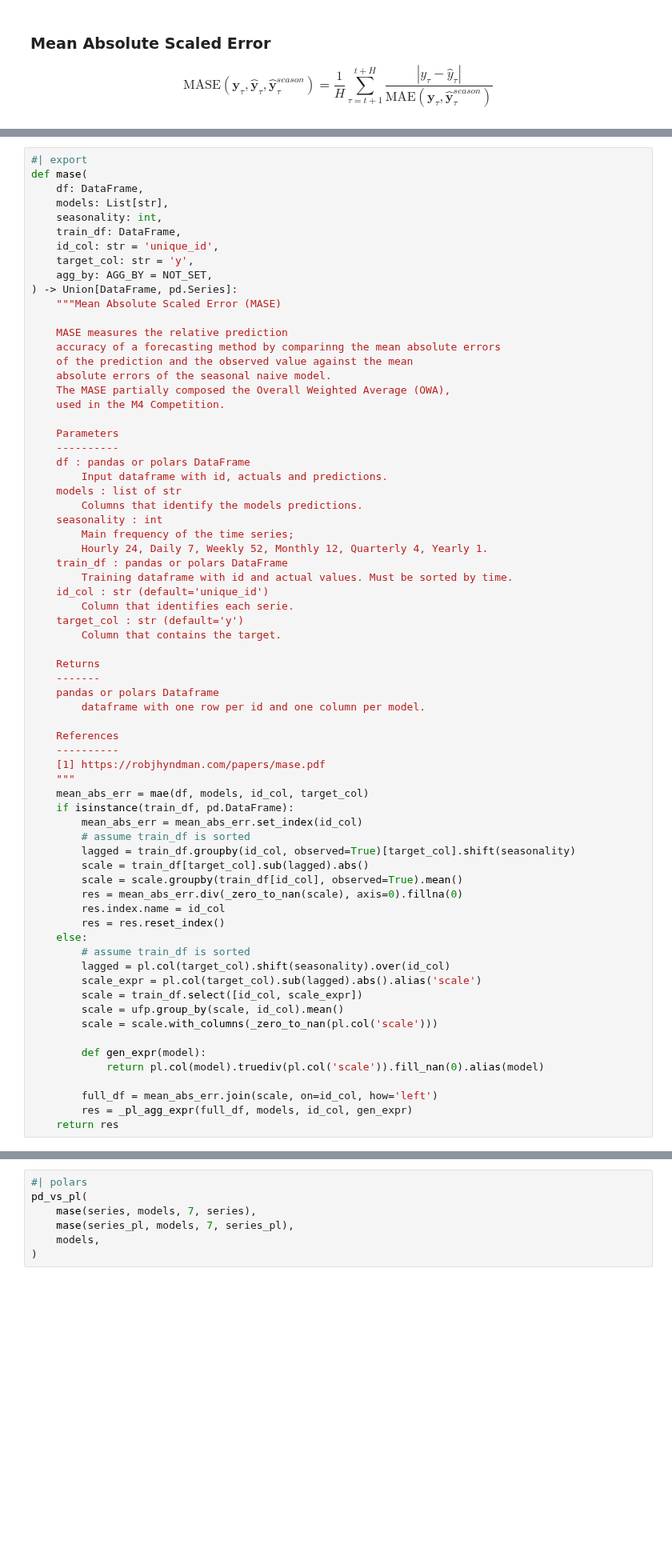
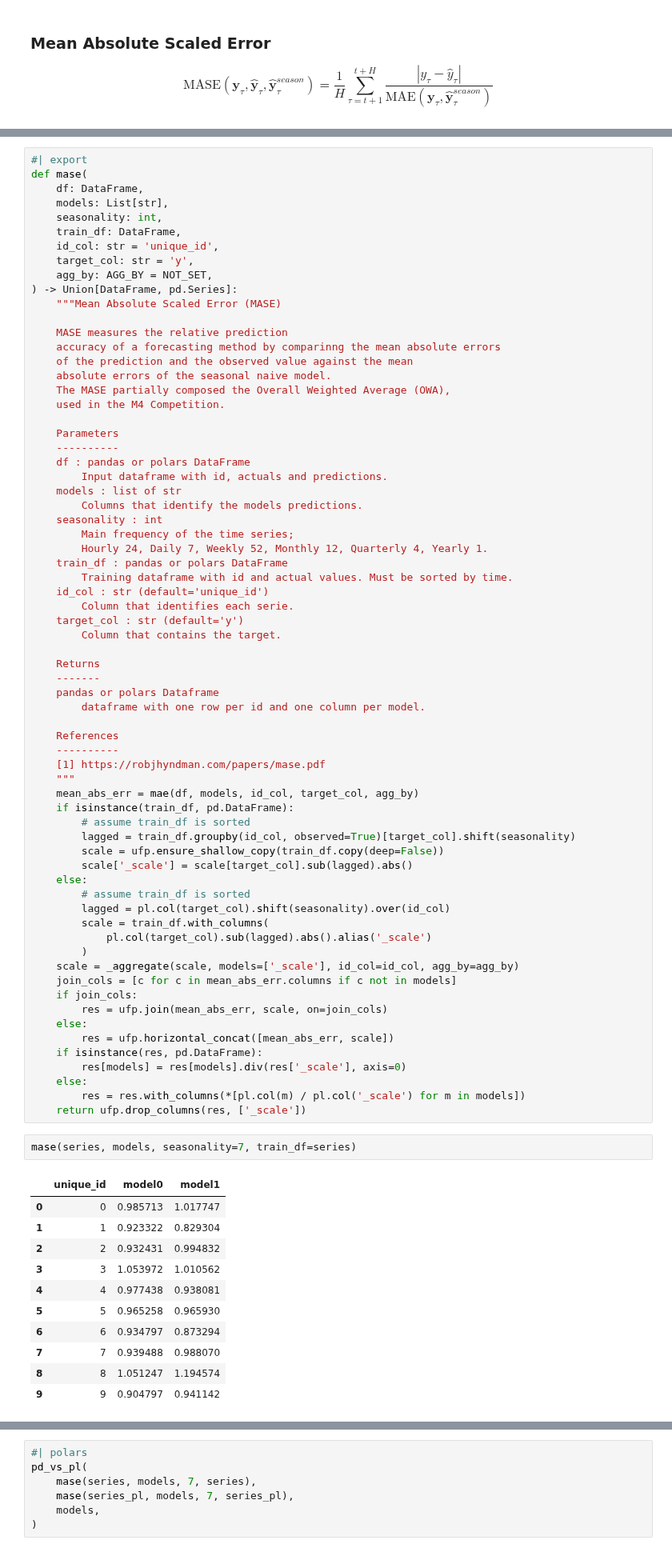
Before and after one commit to Nixtla/utilsforecast, a Jupyter notebook: nbs/losses.ipynb, the cells around one changed output, grey strips where cells are left out. Shown at 80% size. Saved outputs shown, nothing was run; the diff lists cells and outputs as text; blank space fills up the shorter version.

```diff
--- a/nbs/losses.ipynb
+++ b/nbs/losses.ipynb
@@ -434,27 +655,40 @@ def mase(
     ----------
     [1] https://robjhyndman.com/papers/mase.pdf
     """
-    mean_abs_err = mae(df, models, id_col, target_col)
+    mean_abs_err = mae(df, models, id_col, target_col, agg_by)
     if isinstance(train_df, pd.DataFrame):
-        mean_abs_err = mean_abs_err.set_index(id_col)
         # assume train_df is sorted
         lagged = train_df.groupby(id_col, observed=True)[target_col].shift(seasonality)
-        scale = train_df[target_col].sub(lagged).abs()
-        scale = scale.groupby(train_df[id_col], observed=True).mean()
-        res = mean_abs_err.div(_zero_to_nan(scale), axis=0).fillna(0)
-        res.index.name = id_col
-        res = res.reset_index()
+        scale = ufp.ensure_shallow_copy(train_df.copy(deep=False))
+        scale['_scale'] = scale[target_col].sub(lagged).abs()
     else:
         # assume train_df is sorted
         lagged = pl.col(target_col).shift(seasonality).over(id_col)
-        scale_expr = pl.col(target_col).sub(lagged).abs().alias('scale')
-        scale = train_df.select([id_col, scale_expr])
-        scale = ufp.group_by(scale, id_col).mean()
-        scale = scale.with_columns(_zero_to_nan(pl.col('scale')))
-
-        def gen_expr(model):
-            return pl.col(model).truediv(pl.col('scale')).fill_nan(0).alias(model)
-
-        full_df = mean_abs_err.join(scale, on=id_col, how='left')
-        res = _pl_agg_expr(full_df, models, id_col, gen_expr)
-    return res
+        scale = train_df.with_columns(
+            pl.col(target_col).sub(lagged).abs().alias('_scale')
+        )
+    scale = _aggregate(scale, models=['_scale'], id_col=id_col, agg_by=agg_by)
+    join_cols = [c for c in mean_abs_err.columns if c not in models]
+    if join_cols:
+        res = ufp.join(mean_abs_err, scale, on=join_cols)
+    else:
+        res = ufp.horizontal_concat([mean_abs_err, scale])
+    if isinstance(res, pd.DataFrame):
+        res[models] = res[models].div(res['_scale'], axis=0)
+    else:
+        res = res.with_columns(*[pl.col(m) / pl.col('_scale') for m in models])
+    return ufp.drop_columns(res, ['_scale'])
+# %%
+mase(series, models, seasonality=7, train_df=series)
+# %% [output]
+|  | unique_id | model0 | model1 |
+| 0 | 0 | 0.985713 | 1.017747 |
+| 1 | 1 | 0.923322 | 0.829304 |
+| 2 | 2 | 0.932431 | 0.994832 |
+| 3 | 3 | 1.053972 | 1.010562 |
+| 4 | 4 | 0.977438 | 0.938081 |
+| 5 | 5 | 0.965258 | 0.965930 |
+| 6 | 6 | 0.934797 | 0.873294 |
+| 7 | 7 | 0.939488 | 0.988070 |
+| 8 | 8 | 1.051247 | 1.194574 |
+| 9 | 9 | 0.904797 | 0.941142 |
```
Also changed, not shown: parts of 22 cells of this notebook, 3 other files.
